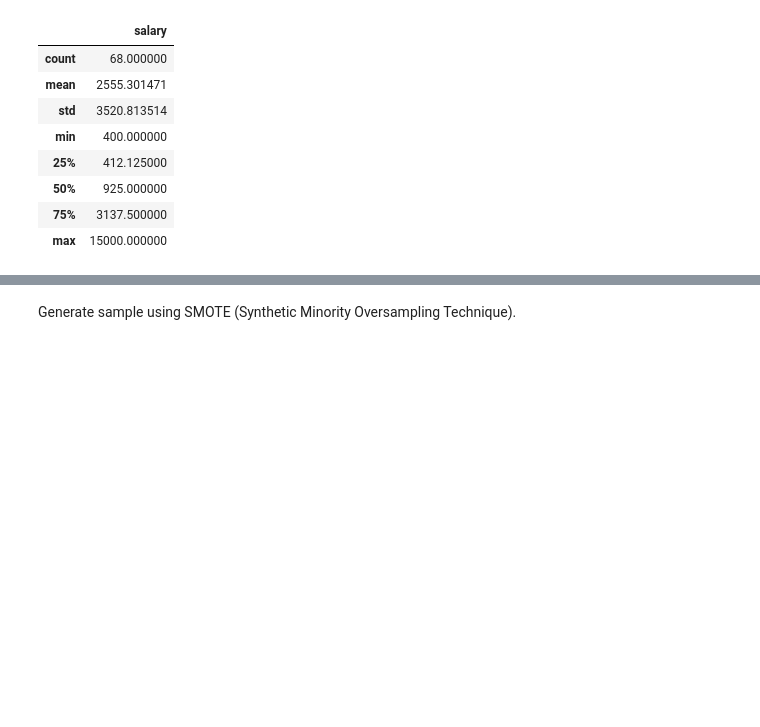
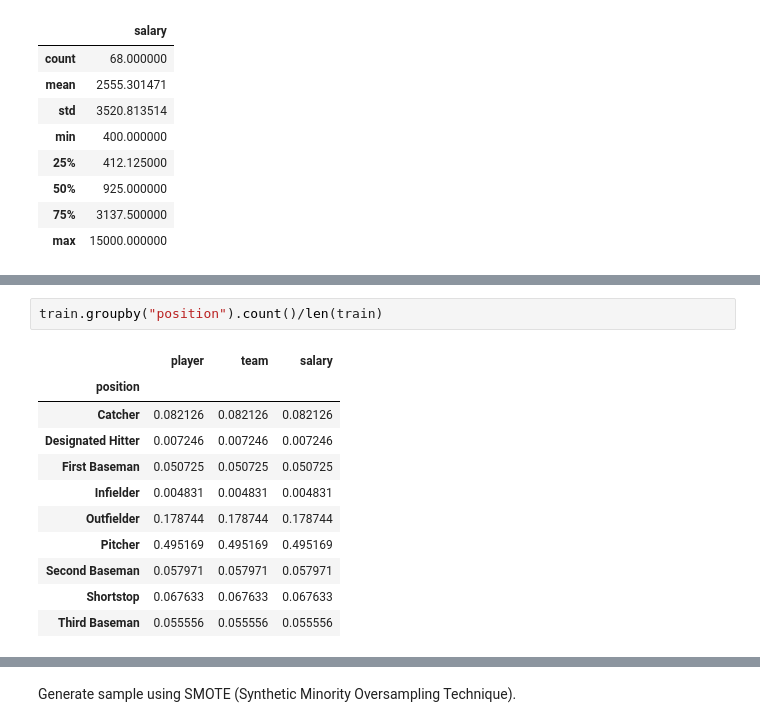
Before and after one commit to losds/Sampling, a Jupyter notebook: Sampling.ipynb, the cells around one changed output, grey strips where cells are left out. Drawn from its saved outputs; the diff is of its cells as text; blank space fills up the shorter version.

```diff
--- a/Sampling.ipynb
+++ b/Sampling.ipynb
@@ -193,0 +254,14 @@ MLBStratified2.describe()
+# %%
+train.groupby("position").count()/len(train)
+# %% [output]
+|  | player | team | salary |
+| position |  |  |  |
+| Catcher | 0.082126 | 0.082126 | 0.082126 |
+| Designated Hitter | 0.007246 | 0.007246 | 0.007246 |
+| First Baseman | 0.050725 | 0.050725 | 0.050725 |
+| Infielder | 0.004831 | 0.004831 | 0.004831 |
+| Outfielder | 0.178744 | 0.178744 | 0.178744 |
+| Pitcher | 0.495169 | 0.495169 | 0.495169 |
+| Second Baseman | 0.057971 | 0.057971 | 0.057971 |
+| Shortstop | 0.067633 | 0.067633 | 0.067633 |
+| Third Baseman | 0.055556 | 0.055556 | 0.055556 |
```
Also changed, not shown: parts of 21 cells of this notebook.
